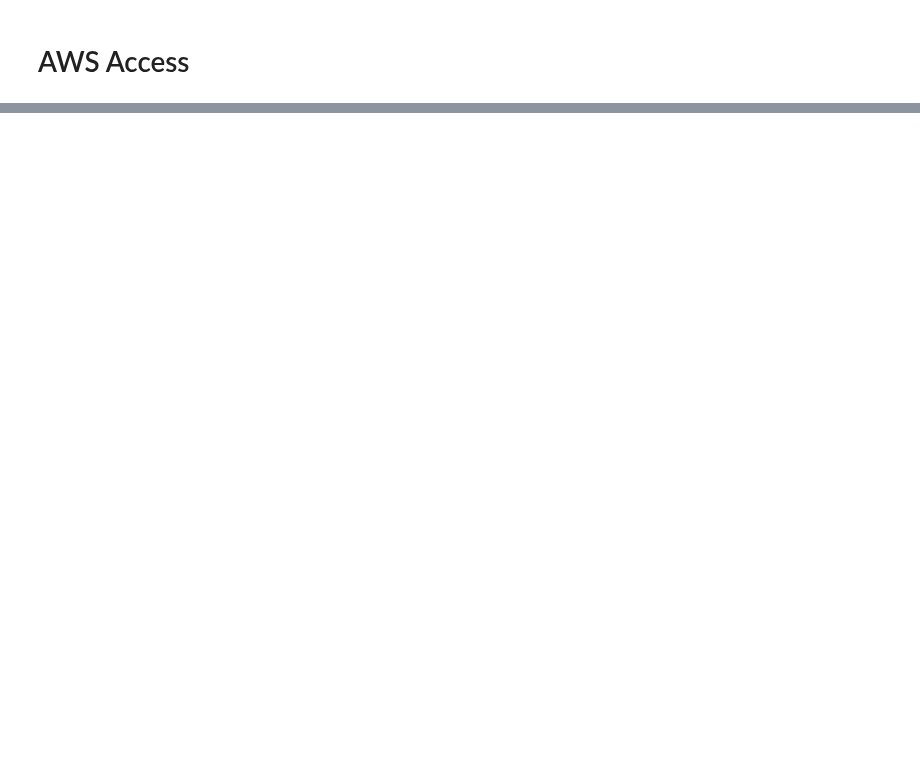
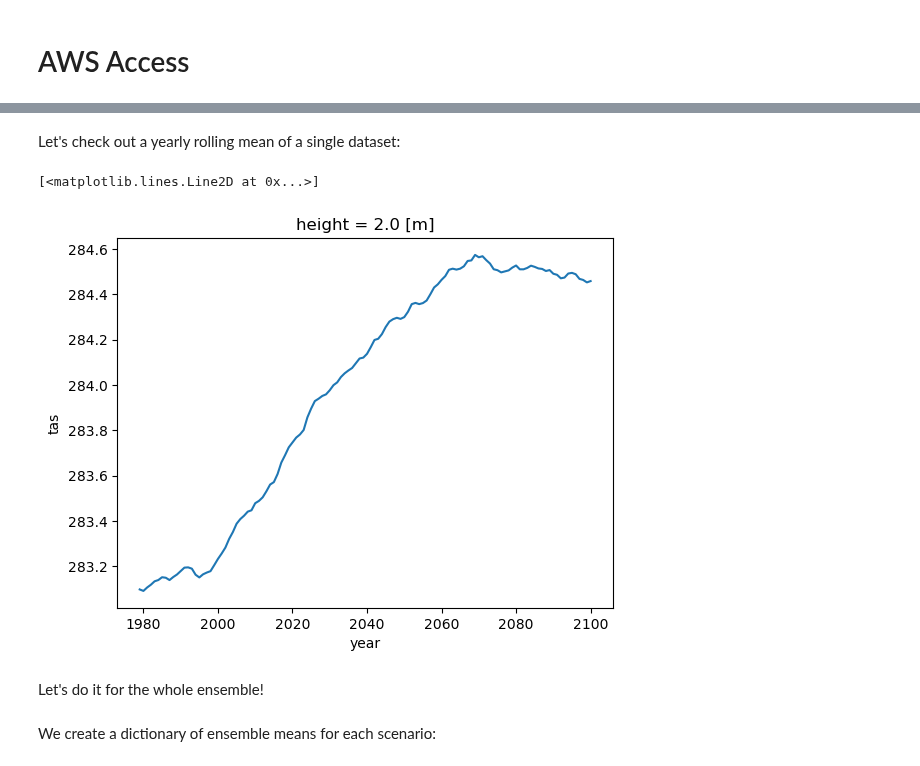
Before and after one commit to WCRP-CORDEX/cordex-tutorials, a Jupyter notebook: tutorials/aws-access.ipynb, the cells around one changed output, grey strips where cells are left out. Saved outputs shown, nothing was run; the diff lists cells and outputs as text; code cells hidden in the pictures; blank space fills up the shorter version.

```diff
--- a/tutorials/aws-access.ipynb
+++ b/tutorials/aws-access.ipynb
@@ -40,0 +155,3 @@ mean.plot()
+# %%
+subset = cat.search(variable_id="tas", experiment_id=['historical', 'rcp26', 'rcp45', 'rcp85'])
+subset
@@ -40,0 +175,5 @@ mean.plot()
+# %%
+dsets = subset.to_dataset_dict(
+    xarray_open_kwargs={"consolidated": True, "decode_times": True, "use_cftime": True},
+    storage_options={"anon": True},
+)
@@ -40,0 +186,29 @@ mean.plot()
+# %%
+from collections import defaultdict
+
+import tqdm
+
+
+def sort_datasets(dsets):
+    """sort datasets by scenario and append historical data"""
+    results = defaultdict(dict)
+    for dset_id, ds in tqdm.tqdm(dsets.items()):
+        exp_id = dset_id.split(".")[4]
+        new_id = dset_id.replace(f"{exp_id}.", "")
+        # collect historical
+        if exp_id == "historical":
+            results[exp_id][new_id] = ds
+            continue
+        # if scenario, look for corresponding historical data
+        # and concat if historical is available
+        hist_id = dset_id.replace(exp_id, "historical")
+        if hist_id not in dsets.keys():
+            print(f"historical not found: {hist_id}")
+            continue
+            #results[exp_id][new_id] = v
+        else:
+            results[exp_id][new_id] = xr.concat([dsets[hist_id][['tas']], ds[['tas']]], dim="time")
+    return results
+
+
+dsets_sorted = sort_datasets(dsets)
@@ -40,0 +224,9 @@ mean.plot()
+# %% [markdown]
+Let's check out a yearly rolling mean of a single dataset:
+# %%
+dsets_sorted['rcp26']['cordex.EUR-11.CLMcom.ICHEC-EC-EARTH.r12i1p1.CCLM4-8-17.v1.mon'].sel(time=slice("1950", "2100")).groupby("time.year").mean().cf.mean(('X', 'Y')).rolling(year=30).mean().tas.plot()
+# %% [output]
+[<matplotlib.lines.Line2D at 0x...>]
+[figure, added]
+# %% [markdown]
+Let's do it for the whole ensemble!
@@ -40,0 +245,2 @@ mean.plot()
+# %% [markdown]
+We create a dictionary of ensemble means for each scenario:
```
Also changed, not shown: parts of 32 cells of this notebook, 1 other file.
